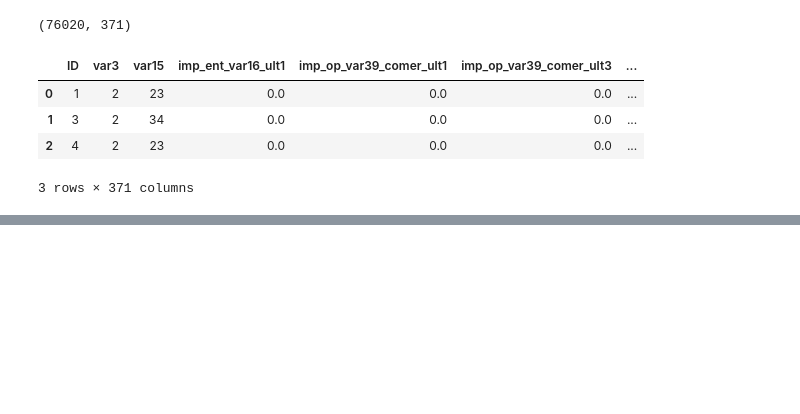
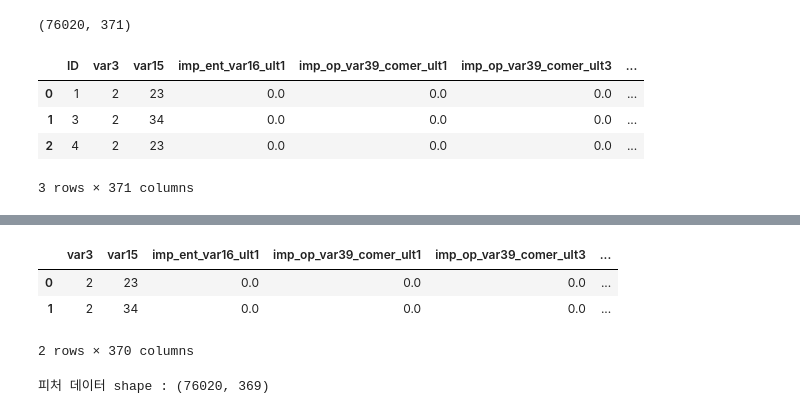
Before and after one commit to yeonkyungJoo/machine_learning, a Jupyter notebook: 5. (분류 실습) 캐글 산탄데르 고객 만족 예측.ipynb, the cells around one changed output, grey strips where cells are left out. Drawn from its saved outputs; the diff is of its cells as text; code cells hidden in the pictures; blank space fills up the shorter version.

```diff
--- a/5. (분류 실습) 캐글 산탄데르 고객 만족 예측.ipynb
+++ b/5. (분류 실습) 캐글 산탄데르 고객 만족 예측.ipynb
@@ -28,0 +86,19 @@ cust_df.head(3)
+# %%
+# 가장 많은 값 2로 대체
+cust_df['var3'].replace(-999999, 2, inplace = True)
+cust_df.drop('ID', axis = 1, inplace = True)
+# %%
+cust_df.head(2)
+# %% [output]
+|  | var3 | var15 | imp_ent_var16_ult1 | imp_op_var39_comer_ult1 | imp_op_var39_comer_ult3 | ... |
+| 0 | 2 | 23 | 0.0 | 0.0 | 0.0 | ... |
+| 1 | 2 | 34 | 0.0 | 0.0 | 0.0 | ... |
+2 rows × 370 columns
+# %%
+# 피처 세트와 레이블 세트 분리
+# 레이블 칼럼은 DataFrame의 맨 마지막에 위치해 칼럼 위치 -1로 분리
+X_features = cust_df.iloc[:, :-1]
+y_labels = cust_df.iloc[:, -1]
+print('피처 데이터 shape : {0}'.format(X_features.shape))
+# %% [output]
+피처 데이터 shape : (76020, 369)
```
Also changed, not shown: parts of 13 cells of this notebook, 2 other files.
